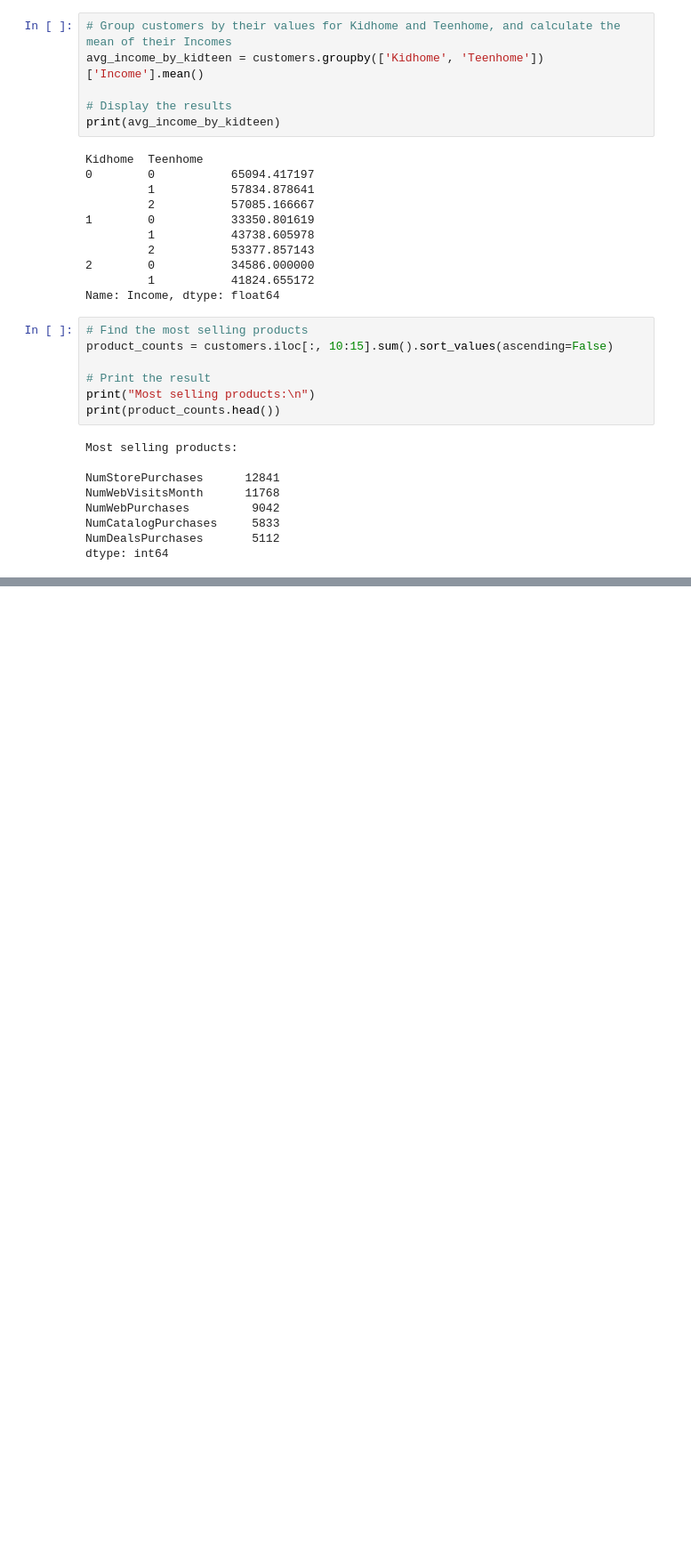
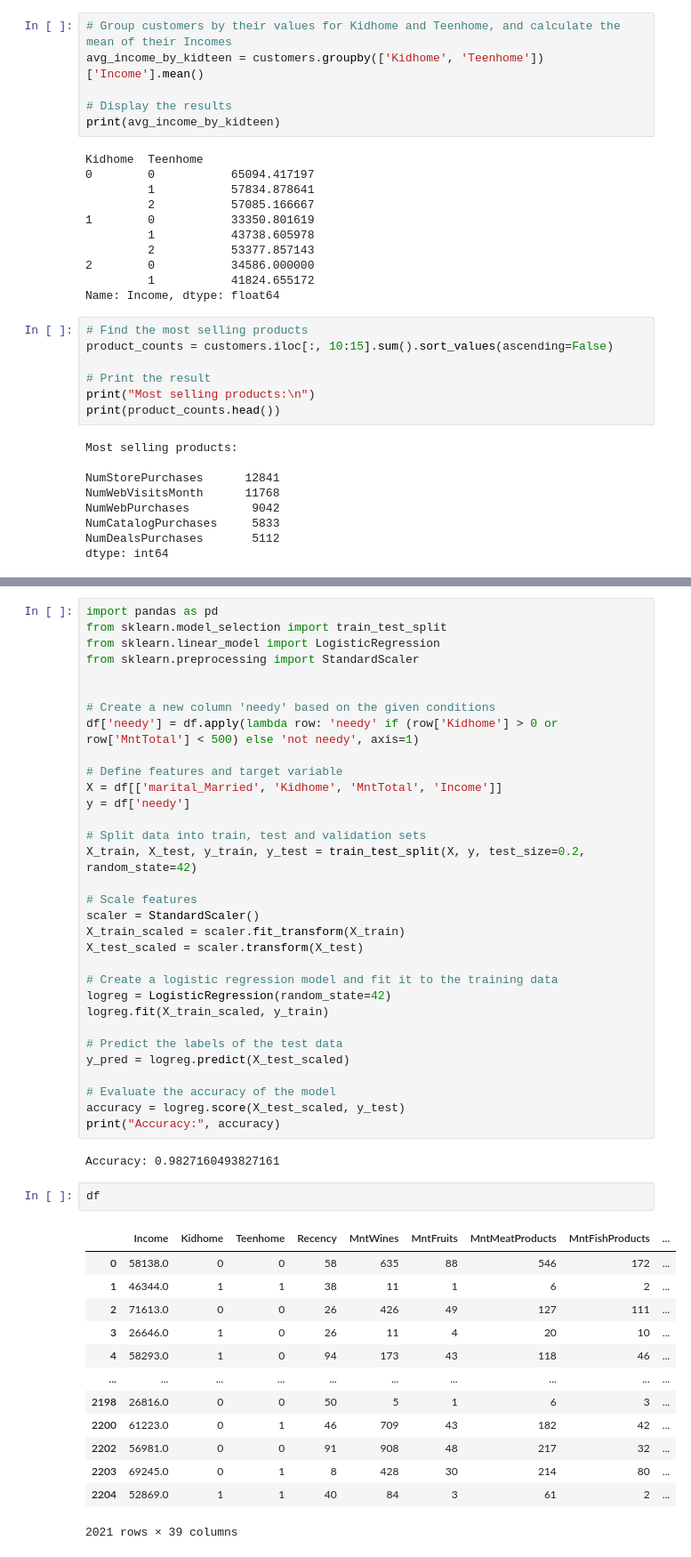
Before and after one commit to mariamusman1/Customer_Product_Analysis, a Jupyter notebook: Customer_Product_Analysis.ipynb, the cells around one changed output, grey strips where cells are left out. Shown: that part at 89% size. Cells and saved outputs as stored; diff of their text form; blank space fills up the shorter version.

```diff
--- a/Customer_Product_Analysis.ipynb
+++ b/Customer_Product_Analysis.ipynb
@@ -330,0 +565,50 @@ dtype: int64
+# %%
+import pandas as pd
+from sklearn.model_selection import train_test_split
+from sklearn.linear_model import LogisticRegression
+from sklearn.preprocessing import StandardScaler
+
+
+# Create a new column 'needy' based on the given conditions
+df['needy'] = df.apply(lambda row: 'needy' if (row['Kidhome'] > 0 or row['MntTotal'] < 500) else 'not needy', axis=1)
+
+# Define features and target variable
+X = df[['marital_Married', 'Kidhome', 'MntTotal', 'Income']]
+y = df['needy']
+
+# Split data into train, test and validation sets
+X_train, X_test, y_train, y_test = train_test_split(X, y, test_size=0.2, random_state=42)
+
+# Scale features
+scaler = StandardScaler()
+X_train_scaled = scaler.fit_transform(X_train)
+X_test_scaled = scaler.transform(X_test)
+
+# Create a logistic regression model and fit it to the training data
+logreg = LogisticRegression(random_state=42)
+logreg.fit(X_train_scaled, y_train)
+
+# Predict the labels of the test data
+y_pred = logreg.predict(X_test_scaled)
+
+# Evaluate the accuracy of the model
+accuracy = logreg.score(X_test_scaled, y_test)
+print("Accuracy:", accuracy)
+# %% [output]
+Accuracy: 0.9827160493827161
+# %%
+df
+# %% [output]
+|  | Income | Kidhome | Teenhome | Recency | MntWines | MntFruits | MntMeatProducts | MntFishProducts | ... |
+| 0 | 58138.0 | 0 | 0 | 58 | 635 | 88 | 546 | 172 | ... |
+| 1 | 46344.0 | 1 | 1 | 38 | 11 | 1 | 6 | 2 | ... |
+| 2 | 71613.0 | 0 | 0 | 26 | 426 | 49 | 127 | 111 | ... |
+| 3 | 26646.0 | 1 | 0 | 26 | 11 | 4 | 20 | 10 | ... |
+| 4 | 58293.0 | 1 | 0 | 94 | 173 | 43 | 118 | 46 | ... |
+| ... | ... | ... | ... | ... | ... | ... | ... | ... | ... |
+| 2198 | 26816.0 | 0 | 0 | 50 | 5 | 1 | 6 | 3 | ... |
+| 2200 | 61223.0 | 0 | 1 | 46 | 709 | 43 | 182 | 42 | ... |
+| 2202 | 56981.0 | 0 | 0 | 91 | 908 | 48 | 217 | 32 | ... |
+| 2203 | 69245.0 | 0 | 1 | 8 | 428 | 30 | 214 | 80 | ... |
+| 2204 | 52869.0 | 1 | 1 | 40 | 84 | 3 | 61 | 2 | ... |
+2021 rows × 39 columns
```
Also changed, not shown: parts of 25 cells of this notebook.
